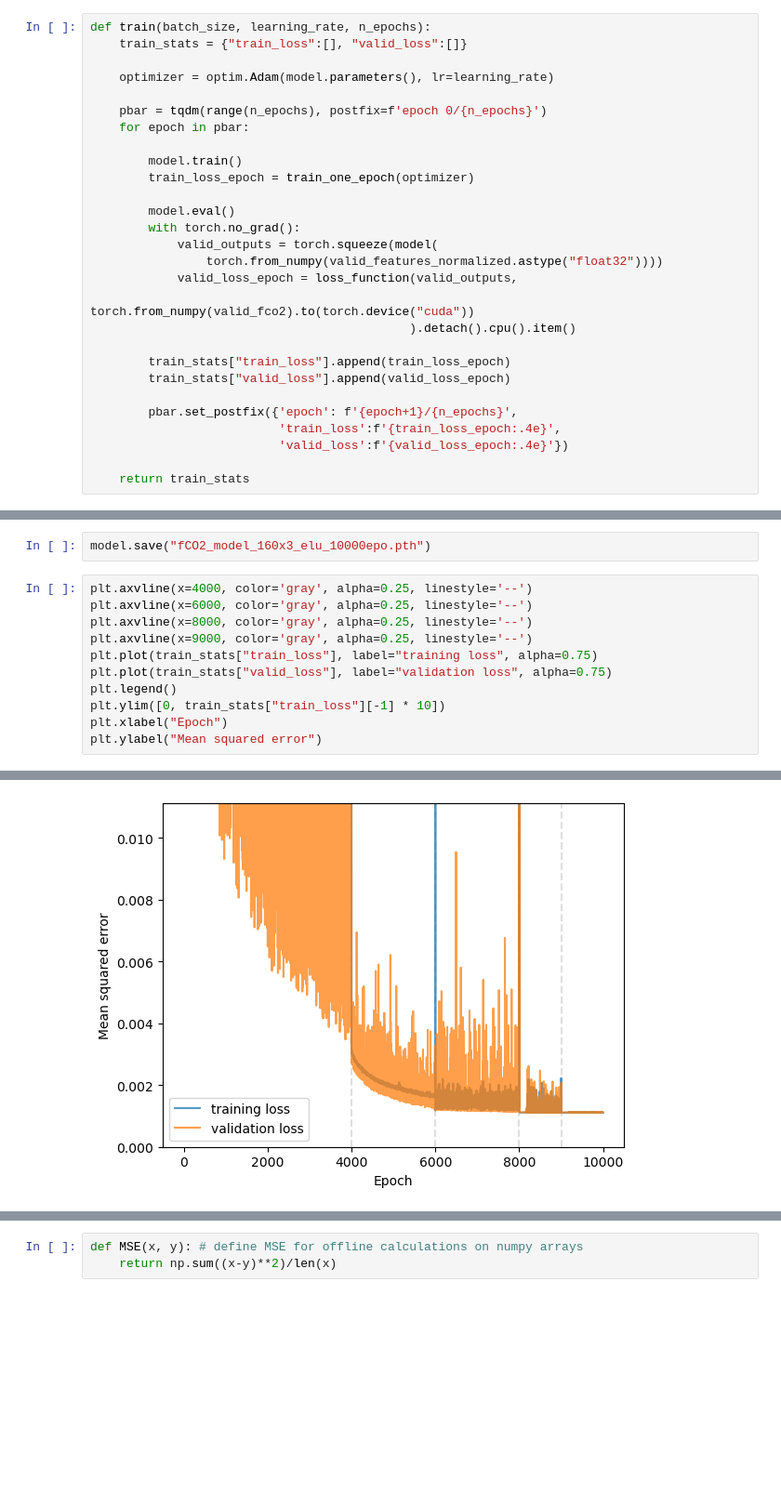
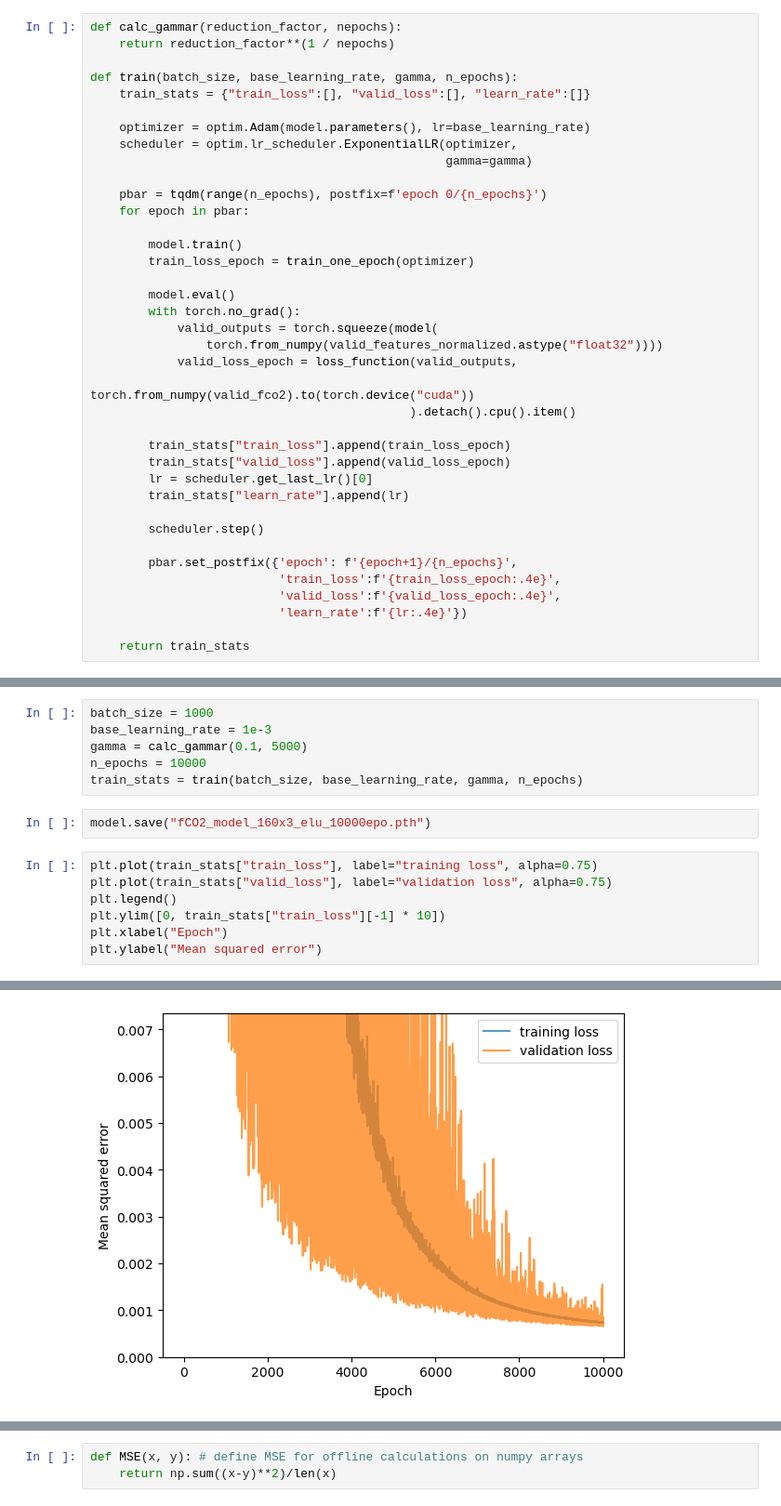
Before and after one commit to friedrichs-repo/MOCCA, a Jupyter notebook: notebooks/train_fco2_model.ipynb, the cells around one changed output, grey strips where cells are left out. Shown at 93% size. Drawn from its saved outputs; the diff is of its cells as text; blank space fills up the shorter version.

Commit message:
extended training range for fco2 and ph models and prepoared cmip6 random samples

```diff
--- a/notebooks/train_fco2_model.ipynb
+++ b/notebooks/train_fco2_model.ipynb
@@ -238,10 +240,15 @@ def train_one_epoch(optimizer):
 
     return running_loss / nbatch
 # %%
-def train(batch_size, learning_rate, n_epochs):
-    train_stats = {"train_loss":[], "valid_loss":[]}
+def calc_gammar(reduction_factor, nepochs):
+    return reduction_factor**(1 / nepochs)
 
-    optimizer = optim.Adam(model.parameters(), lr=learning_rate)
+def train(batch_size, base_learning_rate, gamma, n_epochs):
+    train_stats = {"train_loss":[], "valid_loss":[], "learn_rate":[]}
+
+    optimizer = optim.Adam(model.parameters(), lr=base_learning_rate)
+    scheduler = optim.lr_scheduler.ExponentialLR(optimizer,
+                                                 gamma=gamma)
 
     pbar = tqdm(range(n_epochs), postfix=f'epoch 0/{n_epochs}')
     for epoch in pbar:
@@ -259,10 +266,15 @@ def train(batch_size, learning_rate, n_epochs):
 
         train_stats["train_loss"].append(train_loss_epoch)
         train_stats["valid_loss"].append(valid_loss_epoch)
+        lr = scheduler.get_last_lr()[0]
+        train_stats["learn_rate"].append(lr)
+
+        scheduler.step()
 
         pbar.set_postfix({'epoch': f'{epoch+1}/{n_epochs}',
                           'train_loss':f'{train_loss_epoch:.4e}',
-                          'valid_loss':f'{valid_loss_epoch:.4e}'})
+                          'valid_loss':f'{valid_loss_epoch:.4e}',
+                          'learn_rate':f'{lr:.4e}'})
 
     return train_stats
 # %% [markdown]
@@ -312,19 +282,21 @@ train_stats.update({key: train_stats[key] + train_stats_iteration[key]
+# %%
+batch_size = 1000
+base_learning_rate = 1e-3
+gamma = calc_gammar(0.1, 5000)
+n_epochs = 10000
+train_stats = train(batch_size, base_learning_rate, gamma, n_epochs)
 # %%
 model.save("fCO2_model_160x3_elu_10000epo.pth")
 # %%
-plt.axvline(x=4000, color='gray', alpha=0.25, linestyle='--')
-plt.axvline(x=6000, color='gray', alpha=0.25, linestyle='--')
-plt.axvline(x=8000, color='gray', alpha=0.25, linestyle='--')
-plt.axvline(x=9000, color='gray', alpha=0.25, linestyle='--')
 plt.plot(train_stats["train_loss"], label="training loss", alpha=0.75)
 plt.plot(train_stats["valid_loss"], label="validation loss", alpha=0.75)
 plt.legend()
 plt.ylim([0, train_stats["train_loss"][-1] * 10])
 plt.xlabel("Epoch")
 plt.ylabel("Mean squared error")
 # %% [output]
 Text(0, 0.5, 'Mean squared error')
-[figure, old version]
+[figure, new version]
 # %%
 print("Some tests of model performance")
 random_indices = np.random.randint(ntrain, size=10, dtype=int)
```
Also changed, not shown: parts of 10 cells of this notebook, 10 other files.
